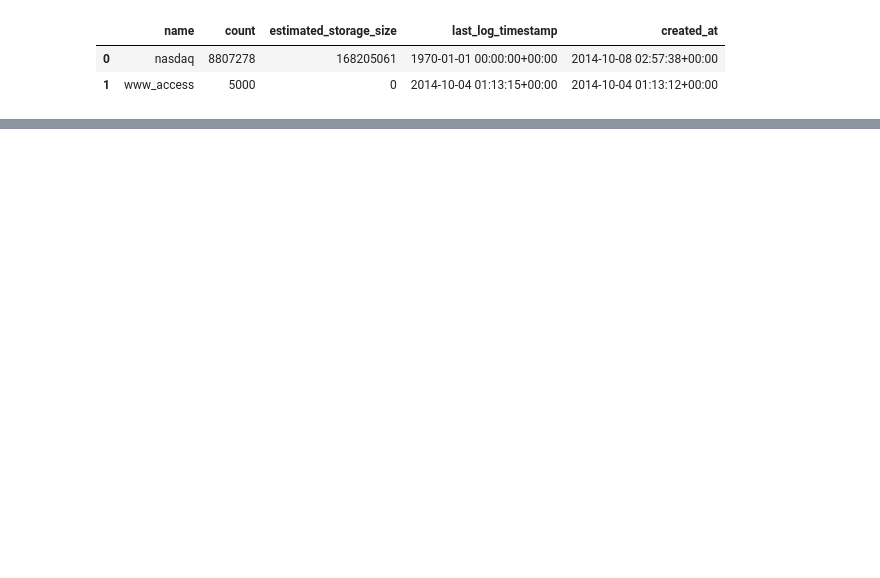
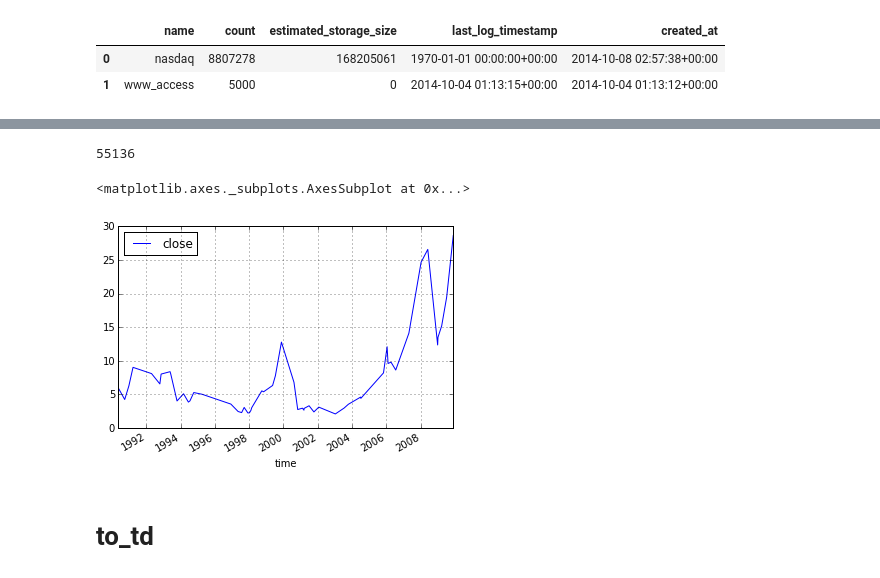
Before and after one commit to treasure-data/pandas-td, a Jupyter notebook: doc/tutorial.ipynb, the cells around one changed output, grey strips where cells are left out. Cells and saved outputs as stored; diff of their text form; code cells hidden in the pictures; blank space fills up the shorter version.

```diff
--- a/doc/tutorial.ipynb
+++ b/doc/tutorial.ipynb
@@ -68,0 +138,20 @@ read_td('select * from tutorial.tut1', presto)
+# %%
+# From 1990 to 2010, 1-percent sample, no limit
+df = td.read_td_table("nasdaq",
+                      presto,
+                      index_col='time',
+                      parse_dates={'time': 's'},
+                      columns=['time', 'symbol', 'close'],
+                      time_range=('1990', '2010'),
+                      sample=0.01,
+                      limit=None)
+len(df)
+# %% [output]
+55136
+# %%
+df[df.symbol=='AAPL'].plot()
+# %% [output]
+<matplotlib.axes._subplots.AxesSubplot at 0x...>
+[figure, added]
+# %% [markdown]
+# to_td
```
Also changed, not shown: parts of 29 cells of this notebook.
